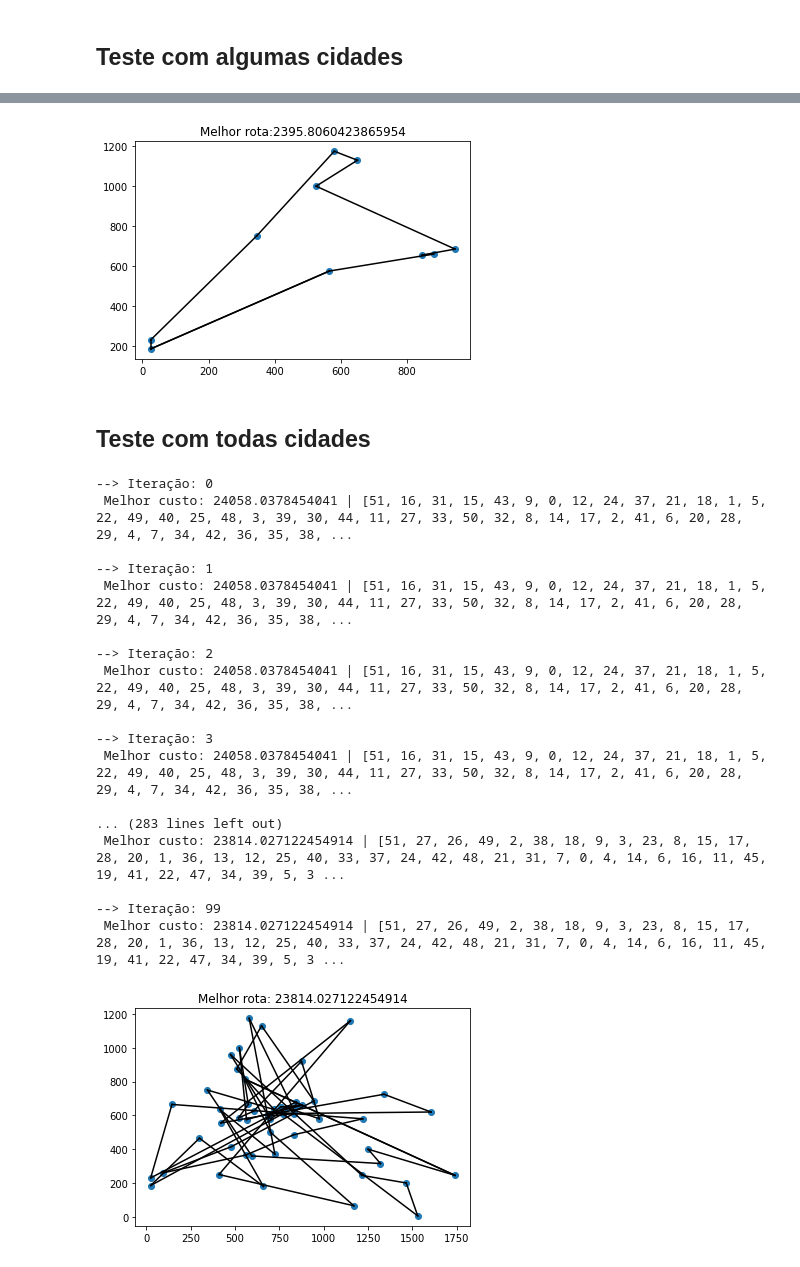
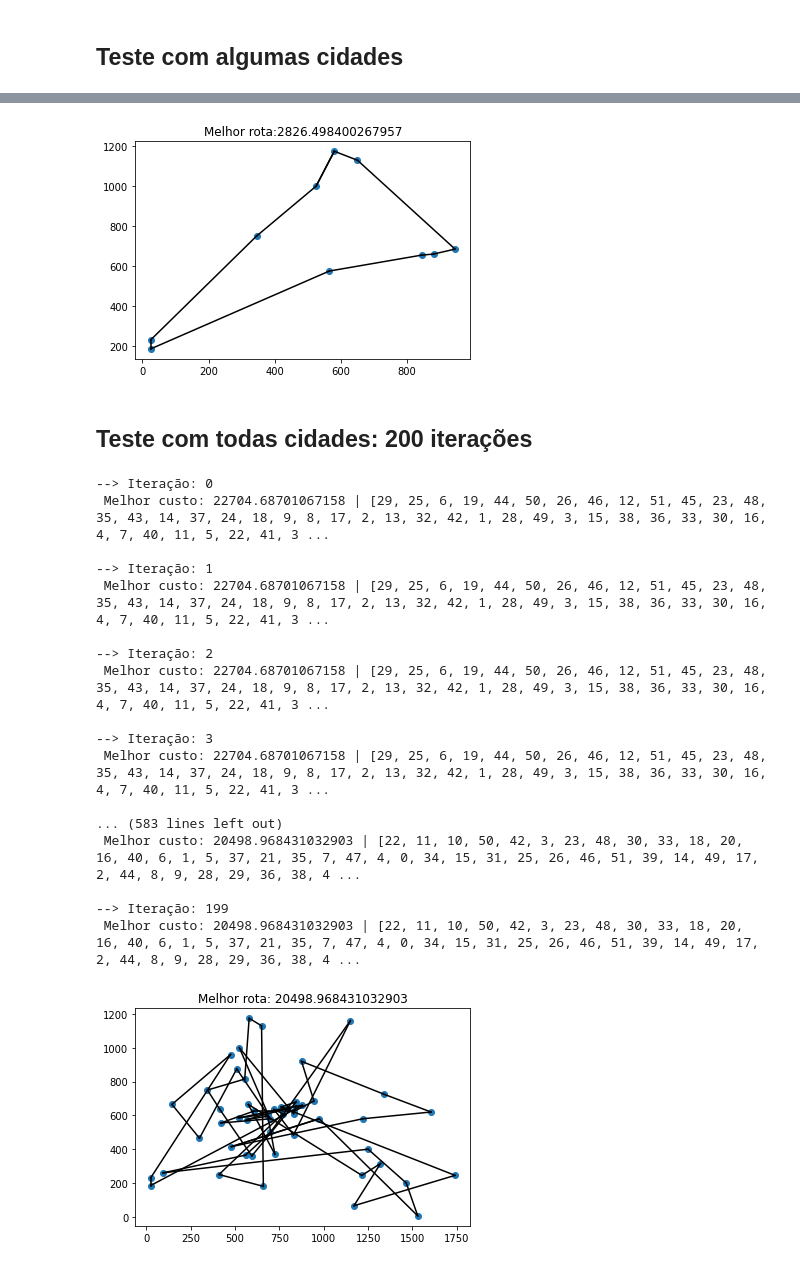
Before and after one commit to Giovannacm/nature-inspired-computing, a Jupyter notebook: ACO.ipynb, the cells around one changed output, grey strips where cells are left out. Drawn from its saved outputs; the diff is of its cells as text; code cells hidden in the pictures.

```diff
--- a/ACO.ipynb
+++ b/ACO.ipynb
@@ -180,3 +176,9 @@ def sum_pow(lista, pow):
+# %%
+def somaVizinhos(grafo, formiga, vizinhos, visibilidade, alfa, beta):
+  sum = 0
+  for vizinho in vizinhos:
+    sum += (getFeromonio(grafo, formiga, vizinho)**alfa) * (visibilidade**beta)
+  return sum
 # %%
 def avaliaRota(formiga, grafo_dist):
   acc = 0
@@ -195,29 +197,31 @@ def buscaMenorCaminho_2(grafo_dist, grafo_fero, p, alfa, beta, Q, b, quant_pop,
     formigas = geraPopulacao_2(quant_pop)
 
     for formiga in formigas:
-      historico = formiga.copy()
+      historico = formiga.copy() #armazenando o historico do caminho
 
       while len(formiga) != quant_cidades:
         vizinhos_real, feromonios_real = getVerticesAdjacentes_2(grafo_dist, grafo_fero, formiga[-1])
         vizinhos, feromonios = [], []
-        for vertice in range(len(vizinhos_real)):
+        for vertice in range(len(vizinhos_real)): #removendo aqueles vizinhos que ja foram visitados
           if vizinhos_real[vertice] not in historico:
             vizinhos.append(vizinhos_real[vertice])
             feromonios.append(feromonios_real[vertice])
 
         proba = []
-        for vertice in range(len(vizinhos)):
+        for vertice in range(len(vizinhos)): #gerando as probabilidades para cada vizinho
           visibilidade = 1 / (grafo_dist[formiga[-1]][vizinhos[vertice]])
           num = (getFeromonio(grafo_fero, formiga[-1], vizinhos[vertice])**alfa) * (visibilidade**beta)
-          deno = sum_pow(feromonios, alfa) * (visibilidade**beta)
+          deno = somaVizinhos(grafo_fero, formiga[-1], vizinhos, visibilidade, alfa, beta)
           proba.append(num / deno)
 
         escolha = vizinhos[np.random.choice(np.arange(len(vizinhos)), p = proba)]
         formiga.append(escolha)
         historico.append(escolha)
 
+      formiga.append(formiga[0])
+
     melhor_iteracao = np.inf
-    for formiga in formigas:
+    for formiga in formigas: #verificando as rotas das formigas em busca de uma melhor solucao global e verificando a melhor na iteracao
       rota = avaliaRota(formiga, grafo_dist)
       if rota < melhor_custo:
         melhor_custo = rota
@@ -227,7 +231,7 @@ def buscaMenorCaminho_2(grafo_dist, grafo_fero, p, alfa, beta, Q, b, quant_pop,
     historico_sol['it'].append(t)
     historico_sol['d'].append(melhor_iteracao)
 
-    evaporaFeromonios(grafo_fero, p)
+    evaporaFeromonios(grafo_fero, 1 - p)
 
     for formiga in formigas:
       for vertice in range(len(formiga) - 1):
@@ -237,7 +241,7 @@ def buscaMenorCaminho_2(grafo_dist, grafo_fero, p, alfa, beta, Q, b, quant_pop,
     #formiga elitista
     for vertice in range(len(melhor_rota) - 1):
       feromonio_depositado = Q/(len(melhor_rota) - 1)
-      accFeromonio(grafo_fero, formiga[vertice], formiga[vertice+1], b*feromonio_depositado)
+      accFeromonio(grafo_fero, melhor_rota[vertice], melhor_rota[vertice+1], b*feromonio_depositado)
 
     if print_info:
       print('--> Iteração:', t)
@@ -278,6 +282,5 @@ plt.show()
 # %%
 plt.scatter(x_list[:10], y_list[:10])
-melhor_rota.append(melhor_rota[0])
 n = len(melhor_rota)
 for i in range(n - 1):
   p1_x = x_list[:10][melhor_rota[i]]
@@ -289,46 +292,45 @@ plt.plot([p1_x, p2_x], [p1_y, p2_y], 'black')
 plt.title('Melhor rota:' + str(melhor_custo))
 plt.show()
 # %% [output]
-[figure, old version]
+[figure, new version]
 # %% [markdown]
-## Teste com todas cidades
+## Teste com todas cidades: 200 iterações
 # %%
 grafo_dist, grafo_fero = dataToGraph(x_list, y_list)
 # %%
-melhor_custo, melhor_rota, historico_sol = buscaMenorCaminho_2(grafo_dist=grafo_dist, grafo_fero=grafo_fero, p=0.5, alfa=1, beta=5, Q=100, b=5, quant_pop=len(grafo_dist), max_it=100, print_info=True)
+melhor_custo, melhor_rota, historico_sol = buscaMenorCaminho_2(grafo_dist=grafo_dist, grafo_fero=grafo_fero, p=0.5, alfa=1, beta=5, Q=100, b=5, quant_pop=len(grafo_dist), max_it=200, print_info=True)
 # %% [output]
 --> Iteração: 0
- Melhor custo: 24058.0378454041 | [51, 16, 31, 15, 43, 9, 0, 12, 24, 37, 21, 18, 1, 5, 22, 49, 40, 25, 48, 3, 39, 30, 44, 11, 27, 33, 50, 32, 8, 14, 17, 2, 41, 6, 20, 28, 29, 4, 7, 34, 42, 36, 35, 38, ...
+ Melhor custo: 22704.68701067158 | [29, 25, 6, 19, 44, 50, 26, 46, 12, 51, 45, 23, 48, 35, 43, 14, 37, 24, 18, 9, 8, 17, 2, 13, 32, 42, 1, 28, 49, 3, 15, 38, 36, 33, 30, 16, 4, 7, 40, 11, 5, 22, 41, 3 ...
 
 --> Iteração: 1
- Melhor custo: 24058.0378454041 | [51, 16, 31, 15, 43, 9, 0, 12, 24, 37, 21, 18, 1, 5, 22, 49, 40, 25, 48, 3, 39, 30, 44, 11, 27, 33, 50, 32, 8, 14, 17, 2, 41, 6, 20, 28, 29, 4, 7, 34, 42, 36, 35, 38, ...
+ Melhor custo: 22704.68701067158 | [29, 25, 6, 19, 44, 50, 26, 46, 12, 51, 45, 23, 48, 35, 43, 14, 37, 24, 18, 9, 8, 17, 2, 13, 32, 42, 1, 28, 49, 3, 15, 38, 36, 33, 30, 16, 4, 7, 40, 11, 5, 22, 41, 3 ...
 
 --> Iteração: 2
- Melhor custo: 24058.0378454041 | [51, 16, 31, 15, 43, 9, 0, 12, 24, 37, 21, 18, 1, 5, 22, 49, 40, 25, 48, 3, 39, 30, 44, 11, 27, 33, 50, 32, 8, 14, 17, 2, 41, 6, 20, 28, 29, 4, 7, 34, 42, 36, 35, 38, ...
+ Melhor custo: 22704.68701067158 | [29, 25, 6, 19, 44, 50, 26, 46, 12, 51, 45, 23, 48, 35, 43, 14, 37, 24, 18, 9, 8, 17, 2, 13, 32, 42, 1, 28, 49, 3, 15, 38, 36, 33, 30, 16, 4, 7, 40, 11, 5, 22, 41, 3 ...
 
 --> Iteração: 3
- Melhor custo: 24058.0378454041 | [51, 16, 31, 15, 43, 9, 0, 12, 24, 37, 21, 18, 1, 5, 22, 49, 40, 25, 48, 3, 39, 30, 44, 11, 27, 33, 50, 32, 8, 14, 17, 2, 41, 6, 20, 28, 29, 4, 7, 34, 42, 36, 35, 38, ...
+ Melhor custo: 22704.68701067158 | [29, 25, 6, 19, 44, 50, 26, 46, 12, 51, 45, 23, 48, 35, 43, 14, 37, 24, 18, 9, 8, 17, 2, 13, 32, 42, 1, 28, 49, 3, 15, 38, 36, 33, 30, 16, 4, 7, 40, 11, 5, 22, 41, 3 ...
 
-... (283 lines left out)
- Melhor custo: 23814.027122454914 | [51, 27, 26, 49, 2, 38, 18, 9, 3, 23, 8, 15, 17, 28, 20, 1, 36, 13, 12, 25, 40, 33, 37, 24, 42, 48, 21, 31, 7, 0, 4, 14, 6, 16, 11, 45, 19, 41, 22, 47, 34, 39, 5, 3 ...
+... (583 lines left out)
+ Melhor custo: 20498.968431032903 | [22, 11, 10, 50, 42, 3, 23, 48, 30, 33, 18, 20, 16, 40, 6, 1, 5, 37, 21, 35, 7, 47, 4, 0, 34, 15, 31, 25, 26, 46, 51, 39, 14, 49, 17, 2, 44, 8, 9, 28, 29, 36, 38, 4 ...
 
---> Iteração: 99
- Melhor custo: 23814.027122454914 | [51, 27, 26, 49, 2, 38, 18, 9, 3, 23, 8, 15, 17, 28, 20, 1, 36, 13, 12, 25, 40, 33, 37, 24, 42, 48, 21, 31, 7, 0, 4, 14, 6, 16, 11, 45, 19, 41, 22, 47, 34, 39, 5, 3 ...
+--> Iteração: 199
+ Melhor custo: 20498.968431032903 | [22, 11, 10, 50, 42, 3, 23, 48, 30, 33, 18, 20, 16, 40, 6, 1, 5, 37, 21, 35, 7, 47, 4, 0, 34, 15, 31, 25, 26, 46, 51, 39, 14, 49, 17, 2, 44, 8, 9, 28, 29, 36, 38, 4 ...
 # %%
 plt.scatter(x_list, y_list)
-melhor_rota.append(melhor_rota[0])
 n = len(melhor_rota)
 for i in range(n - 1):
   p1_x = x_list[melhor_rota[i]]
   p1_y = y_list[melhor_rota[i]]
   p2_x = x_list[melhor_rota[i+1]]
   p2_y = y_list[melhor_rota[i+1]]
   plt.plot([p1_x, p2_x], [p1_y, p2_y], 'black')
 plt.plot([p1_x, p2_x], [p1_y, p2_y], 'black')
 plt.title('Melhor rota: ' + str(melhor_custo))
 plt.show()
 # %% [output]
-[figure, old version]
+[figure, new version]
 # %%
 plt.plot(historico_sol['it'], historico_sol['d'])
 plt.show()
```
Also changed, not shown: parts of 11 cells of this notebook.
